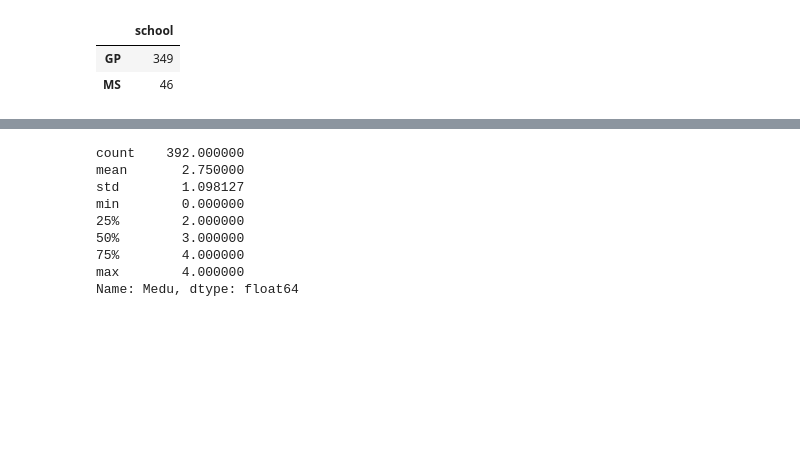
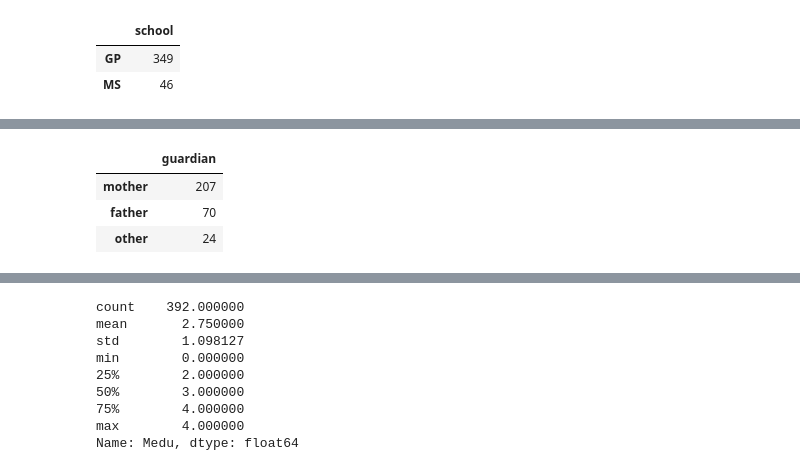
Before and after one commit to v-grodzditskaya/skillfactory_rds, a Jupyter notebook: module_2/EDA.ipynb, the cells around one changed output, grey strips where cells are left out. Cells and saved outputs as stored; diff of their text form; code cells hidden in the pictures; blank space fills up the shorter version.

```diff
--- a/module_2/EDA.ipynb
+++ b/module_2/EDA.ipynb
@@ -56,3 +104,10 @@ pd.DataFrame(students.school.value_counts())
+# %%
+pd.DataFrame(students.guardian.value_counts())
+# %% [output]
+|  | guardian |
+| mother | 207 |
+| father | 70 |
+| other | 24 |
 # %%
 students.age.hist()
 students.age.describe()
```
Also changed, not shown: parts of 24 cells of this notebook, 1 other file.
